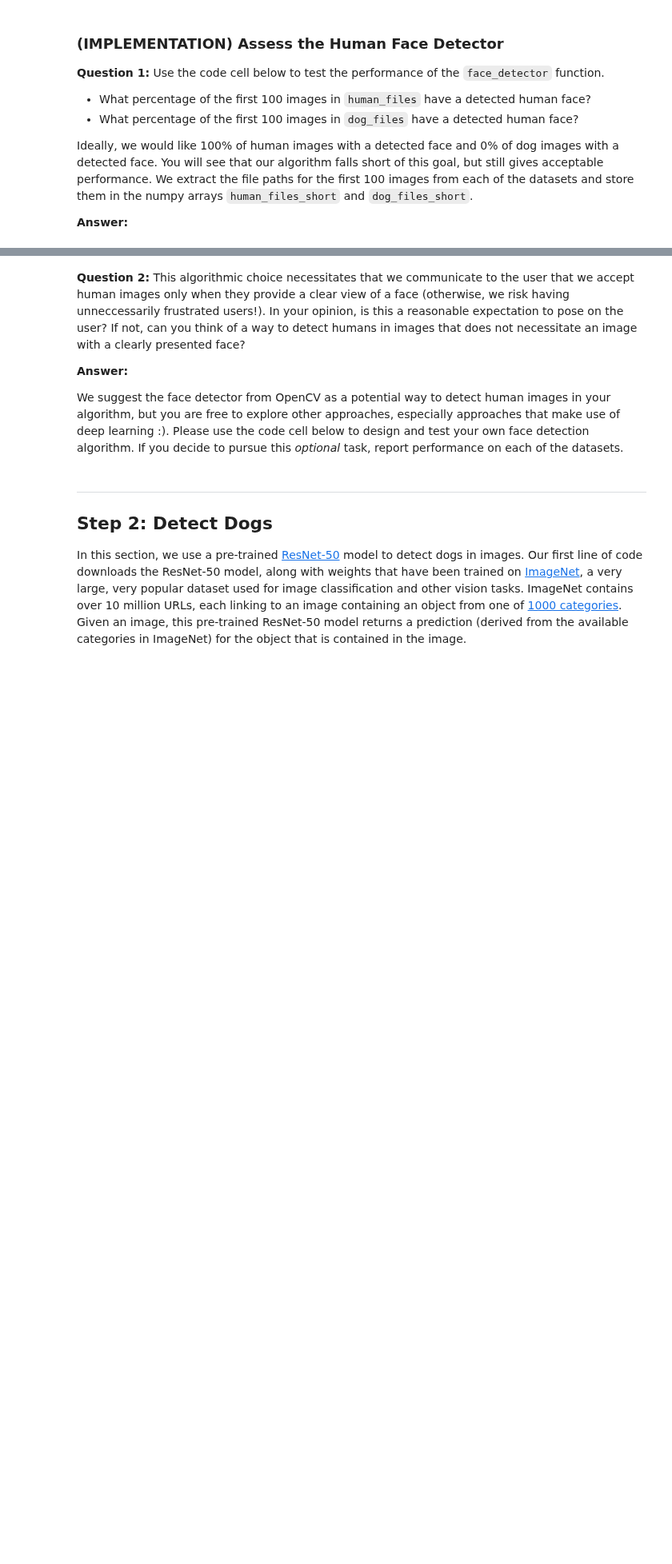
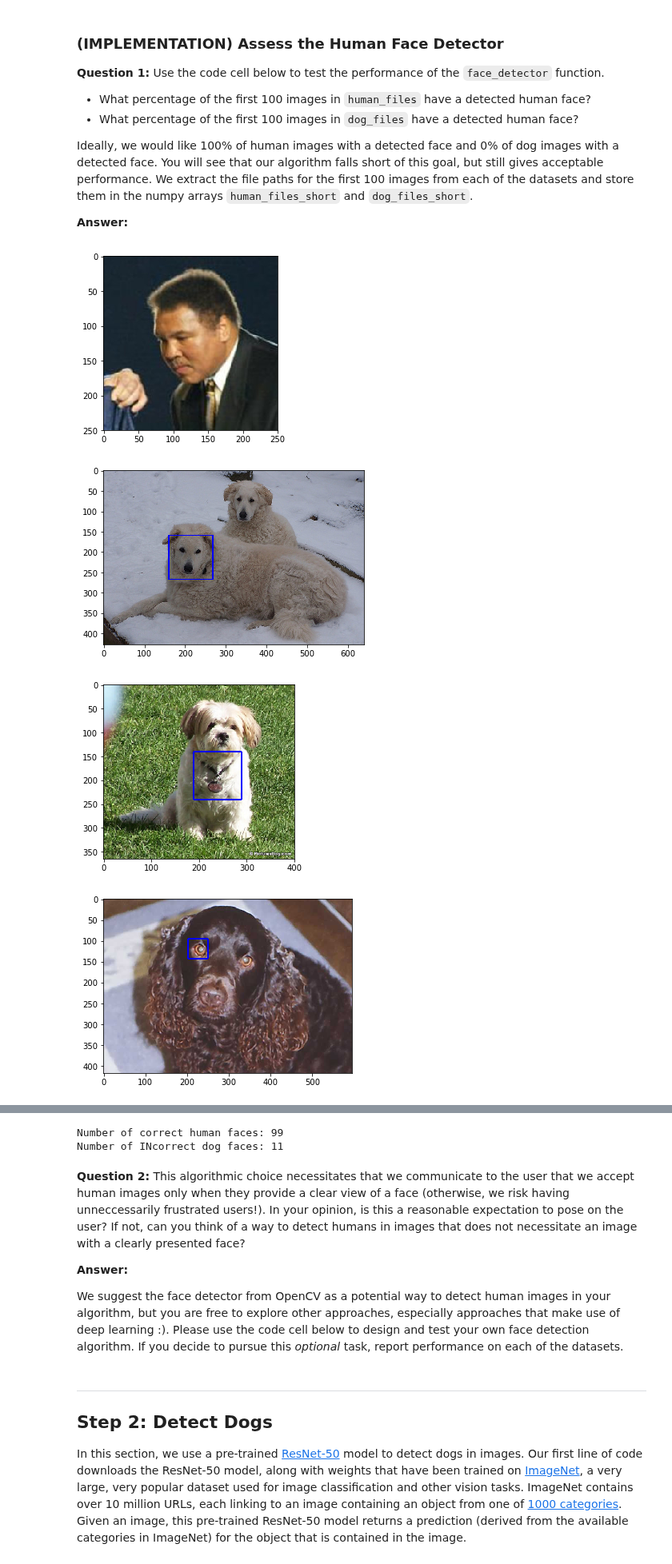
Before and after one commit to udacity/dog-project, a Jupyter notebook: dog_app.ipynb, the cells around one changed output, grey strips where cells are left out. Shown at 80% size. Saved outputs shown, nothing was run; the diff lists cells and outputs as text; code cells hidden in the pictures; blank space fills up the shorter version.

```diff
--- a/dog_app.ipynb
+++ b/dog_app.ipynb
@@ -146,6 +160,34 @@ def face_detector(img_path):
     gray = cv2.cvtColor(img, cv2.COLOR_BGR2GRAY)
     faces = face_cascade.detectMultiScale(gray)
     return len(faces) > 0
+# %%
+# get bounding box for each detected face
+def show_face(faces, img):
+    for (x,y,w,h) in faces:
+        # add bounding box to color image
+        cv2.rectangle(img,(x,y),(x+w,y+h),(255,0,0),2)
+
+    # convert BGR image to RGB for plotting
+    cv_rgb = cv2.cvtColor(img, cv2.COLOR_BGR2RGB)
+
+    # display the image, along with bounding box
+    plt.imshow(cv_rgb)
+    plt.show()
+# %%
+# returns "True" if face is detected in image stored at img_path
+# or prints a "bad" face and returns "False"
+def face_detector_show_bad(img_path, human):
+    img = cv2.imread(img_path)
+    gray = cv2.cvtColor(img, cv2.COLOR_BGR2GRAY)
+    faces = face_cascade.detectMultiScale(gray)
+    if len(faces) > 0:
+        if human == False:
+            show_face(faces, img)
+        return True
+    else:
+        if human:
+            show_face(faces, img)
+        return False
 # %% [markdown]
 ### (IMPLEMENTATION) Assess the Human Face Detector
 
@@ -159,7 +201,28 @@ __Answer:__
 # %%
 human_files_short = human_files[:100]
 dog_files_short = train_files[:100]
 # Do NOT modify the code above this line.
 
 ## TODO: Test the performance of the face_detector algorithm
 ## on the images in human_files_short and dog_files_short.
+face_count = 0
+
+for face in human_files_short:
+    is_face = face_detector_show_bad(face, True)
+    if is_face:
+        face_count += 1
+
+dog_count = 0
+
+for dog in dog_files_short:
+    is_dog = face_detector_show_bad(dog, False)
+    if is_dog:
+        dog_count += 1
+
+print('Number of correct human faces:', face_count)
+print('Number of INcorrect dog faces:', dog_count)
+# %% [output]
+[figure, added]
+[figure, added]
+[figure, added]
+[figure, added]
@@ -166,3 +237,5 @@ dog_files_short = train_files[:100]
+Number of correct human faces: 99
+Number of INcorrect dog faces: 11
 # %% [markdown]
 __Question 2:__ This algorithmic choice necessitates that we communicate to the user that we accept human images only when they provide a clear view of a face (otherwise, we risk having unneccessarily frustrated users!). In your opinion, is this a reasonable expectation to pose on the user? If not, can you think of a way to detect humans in images that does not necessitate an image with a clearly presented face?
 
```
Also changed, not shown: parts of 10 cells of this notebook, 7 other files.
